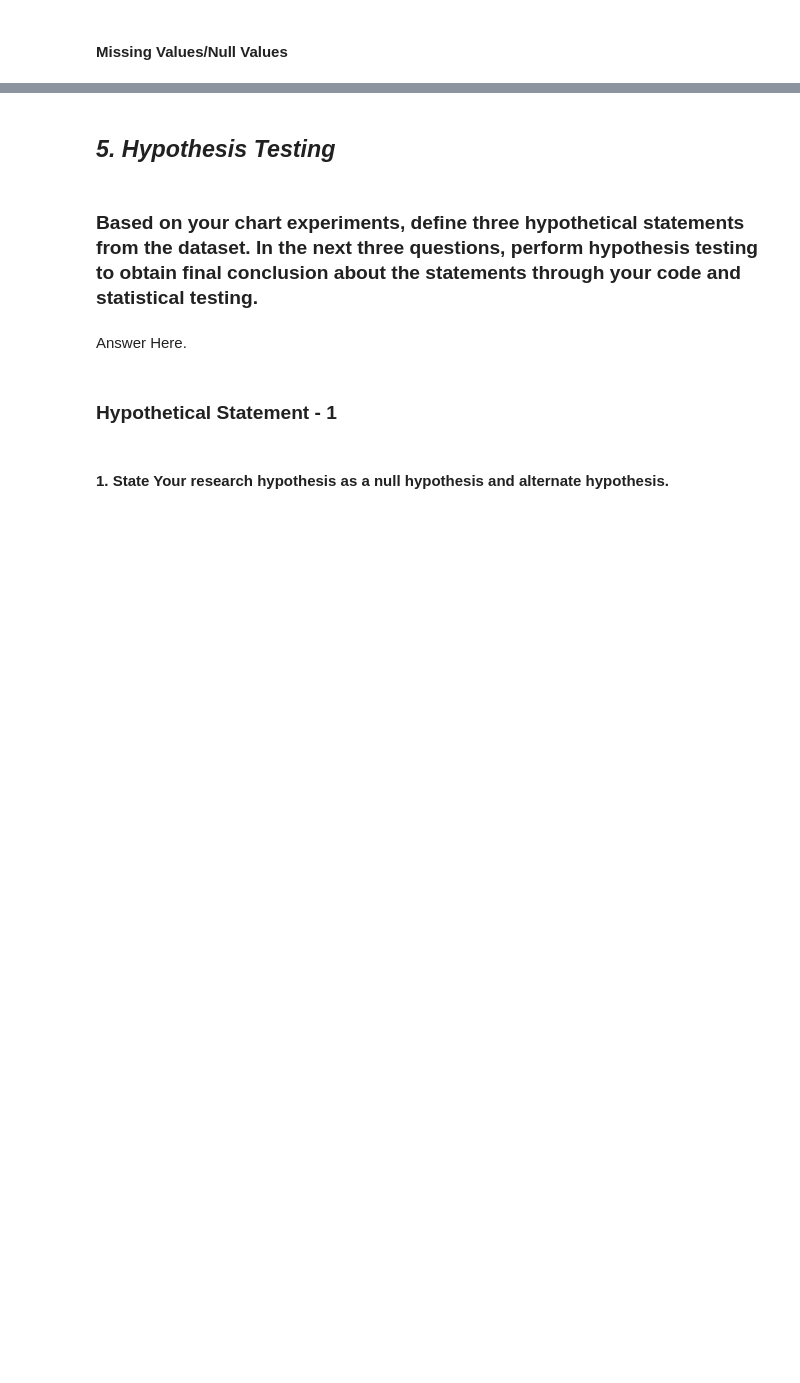
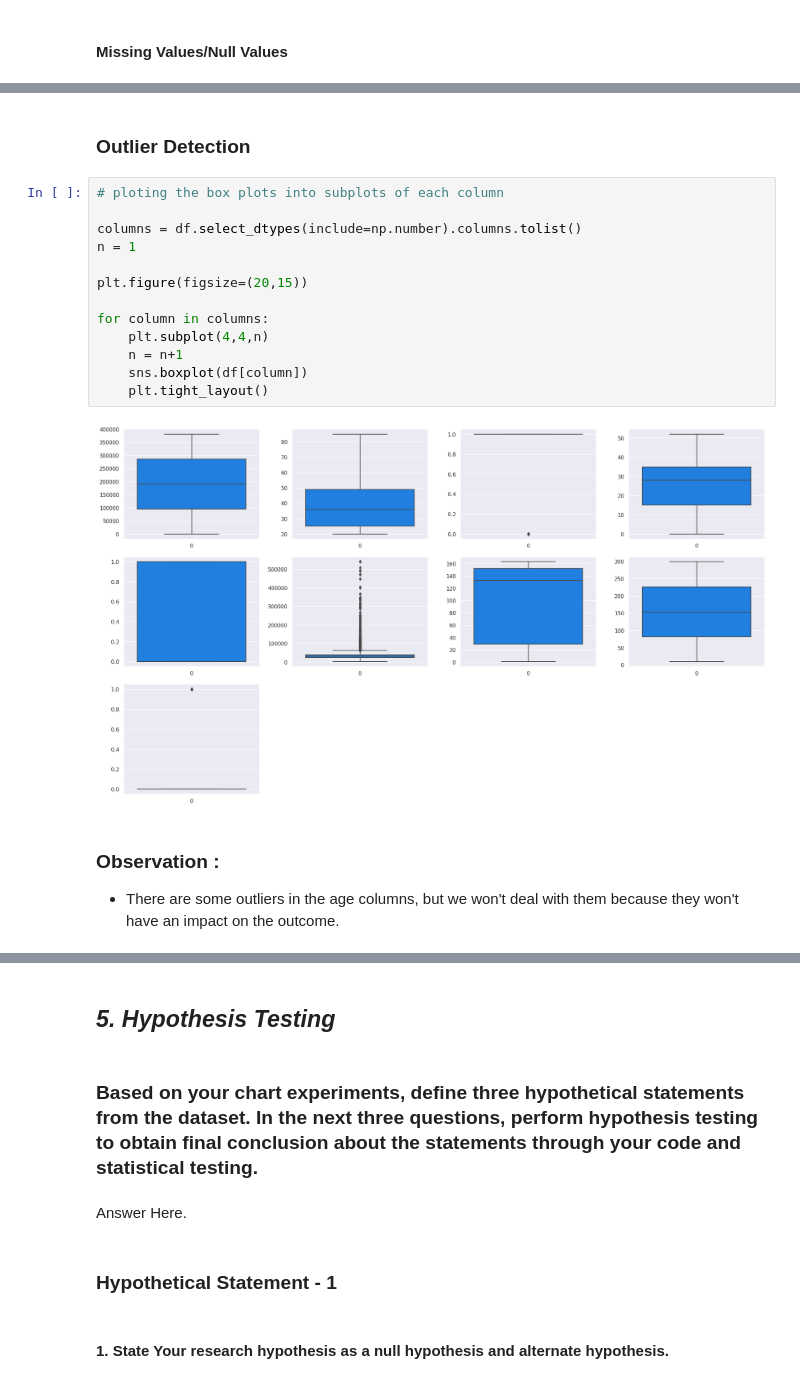
Before and after one commit to k9-Ashish/Health_Insurance_Cross_Sell_Prediction_Capstone_Project, a Jupyter notebook: Health_Insurance_Cross_Sell_Prediction_Capstone_Project.ipynb, the cells around one changed output, grey strips where cells are left out. Drawn from its saved outputs; the diff is of its cells as text; blank space fills up the shorter version.

```diff
--- a/Health_Insurance_Cross_Sell_Prediction_Capstone_Project.ipynb
+++ b/Health_Insurance_Cross_Sell_Prediction_Capstone_Project.ipynb
@@ -391,0 +455,21 @@ Answer Here
+# %% [markdown]
+### Outlier Detection
+# %%
+# ploting the box plots into subplots of each column
+
+columns = df.select_dtypes(include=np.number).columns.tolist()
+n = 1
+
+plt.figure(figsize=(20,15))
+
+for column in columns:
+    plt.subplot(4,4,n)
+    n = n+1
+    sns.boxplot(df[column])
+    plt.tight_layout()
+# %% [output]
+[figure, added]
+# %% [markdown]
+### Observation :
+
+* There are some outliers in the age columns, but we won't deal with them because they won't have an impact on the outcome.
```
Also changed, not shown: parts of 400 cells of this notebook.
